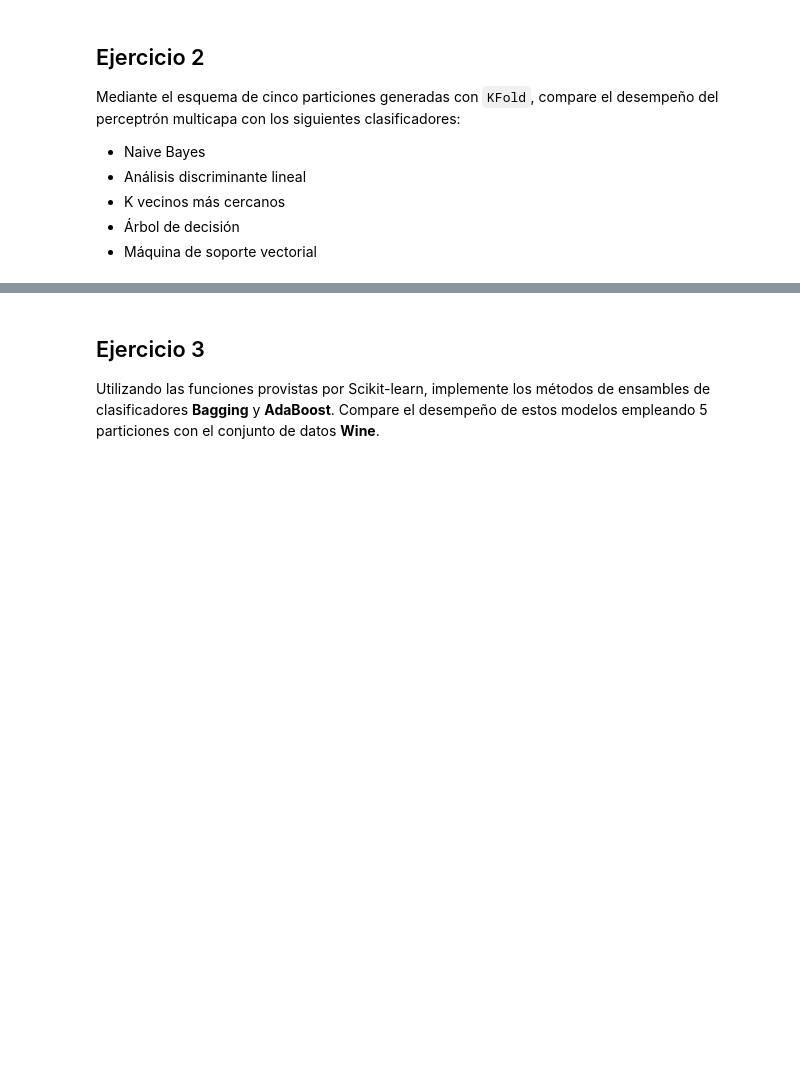
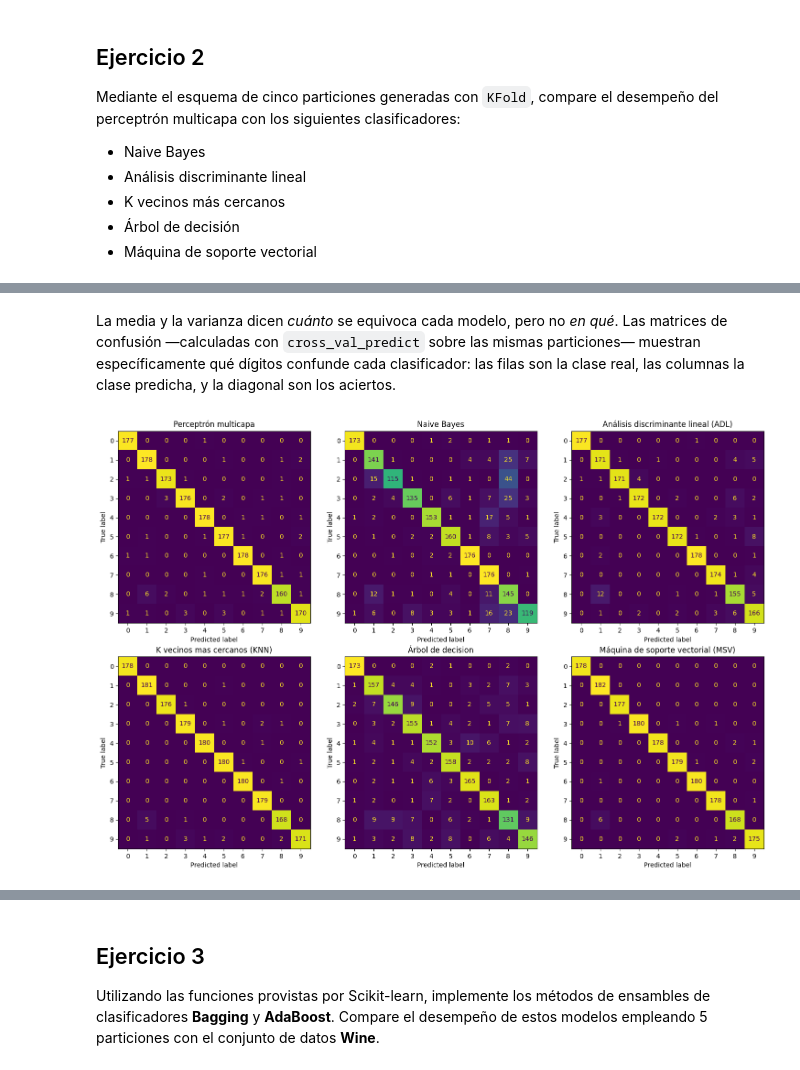
Before and after one commit to FICHCuatrimestral/InteligenciaComputacional, a Jupyter notebook: Practicas/TP3/TP3.ipynb, the cells around one changed output, grey strips where cells are left out. Drawn from its saved outputs; the diff is of its cells as text; code cells hidden in the pictures; blank space fills up the shorter version.

```diff
--- a/Practicas/TP3/TP3.ipynb
+++ b/Practicas/TP3/TP3.ipynb
@@ -256,0 +265,17 @@ graficar(etiquetas, datos)
+# %% [markdown]
+La media y la varianza dicen *cuánto* se equivoca cada modelo, pero no *en qué*. Las matrices de confusión —calculadas con `cross_val_predict` sobre las mismas particiones— muestran específicamente qué dígitos confunde cada clasificador: las filas son la clase real, las columnas la clase predicha, y la diagonal son los aciertos.
+# %%
+kf_ex2 = KFold(n_splits=5, shuffle=True, random_state=2077)
+
+fig, axes = plt.subplots(2, 3, figsize=(15, 10))
+
+for ax, nombre_modelo, modelo in zip(axes.ravel(), nombres, modelos):
+    predicciones = cross_val_predict(modelo, X, y, cv=kf_ex2)
+    matriz = confusion_matrix(y, predicciones)
+    ConfusionMatrixDisplay(matriz, display_labels=digits.target_names).plot(ax=ax, colorbar=False)
+    ax.set_title(nombre_modelo)
+
+plt.tight_layout()
+plt.show()
+# %% [output]
+[figure, added]
```
Also changed, not shown: parts of 5 cells of this notebook.
